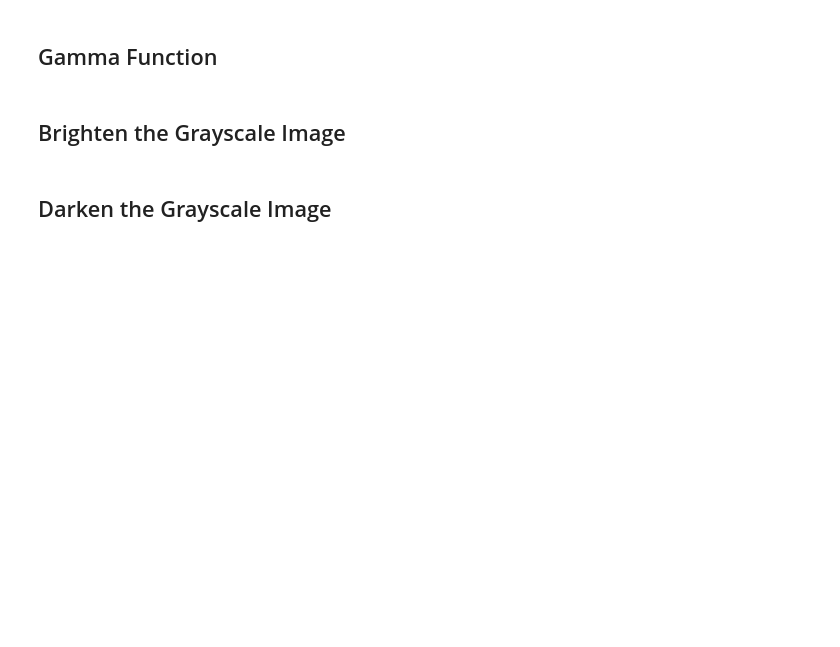
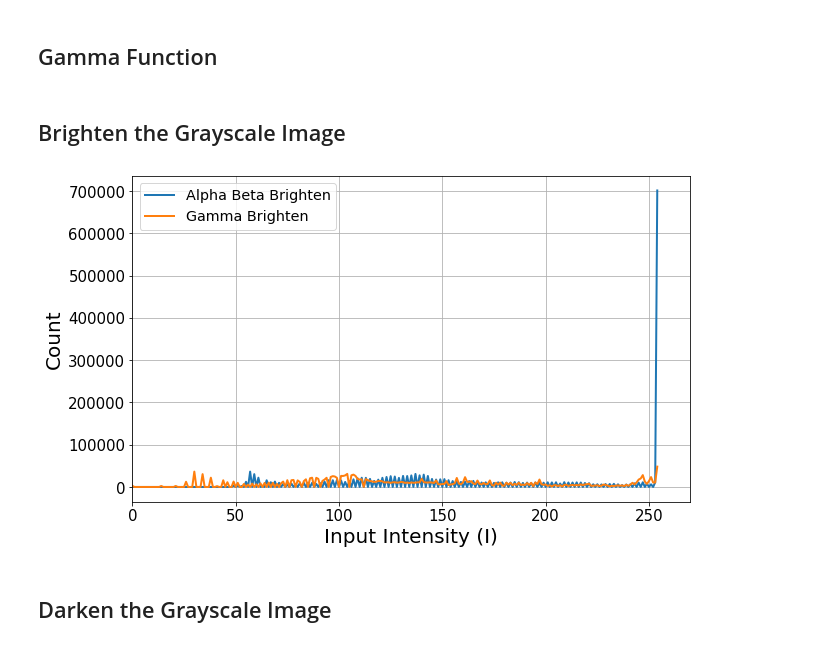
Before and after one commit to mohamed244134/Shotgun_Robot_Using_Image_Processing_Techniques, a Jupyter notebook: Intensity Level Transformation.ipynb, the cells around one changed output. Saved outputs shown, nothing was run; the diff lists cells and outputs as text; code cells hidden in the pictures; blank space fills up the shorter version.

```diff
--- a/Intensity Level Transformation.ipynb
+++ b/Intensity Level Transformation.ipynb
@@ -48,25 +97,32 @@ def hist_func:
 ## Gamma Function
 # %%
 ## define the gamma function ##
-def gamma_func:
+def gamma_func(gamma,image):
     ##... CODE HERE ...##
+    corrected_image = np.array(255*(image / 255) ** gamma, dtype = 'uint8')
+    return corrected_image
 # %% [markdown]
 ## Brighten the Grayscale Image
 # %%
 ## perform brightening operation on the grayscale image using alpha and beta operations ##
 ##... CODE HERE ...##
+beta_image_Bright=cv2.convertScaleAbs(img_gray, alpha=2, beta=50)
 
 ## perform brightening operation on the grayscale image using gamma function ##
 ##... CODE HERE ...##
-
+gamma_image_Bright = gamma_func(0.5,img_gray)
 ## show the histogram of both operations compared to each other##
 ##... CODE HERE ...##
-
+hist_func(beta_image_Bright, gamma_image_Bright,'',"Alpha Beta Brighten" , "Gamma Brighten")
 ## save the operated images##
 ##... CODE HERE ...##
-
+cv2.imwrite("AlphaBeta_Brighten.png",beta_image_Bright)
+cv2.imwrite("Gamma_Brighten.png",gamma_image_Bright)
 ## save the histograms outputted ##
 ##... CODE HERE ...##
+plt.savefig("Histo_brighten.png")
+# %% [output]
+[figure, added]
 # %% [markdown]
 ## Darken the Grayscale Image
 # %%
```
Also changed, not shown: parts of 14 cells of this notebook, 15 other files.
